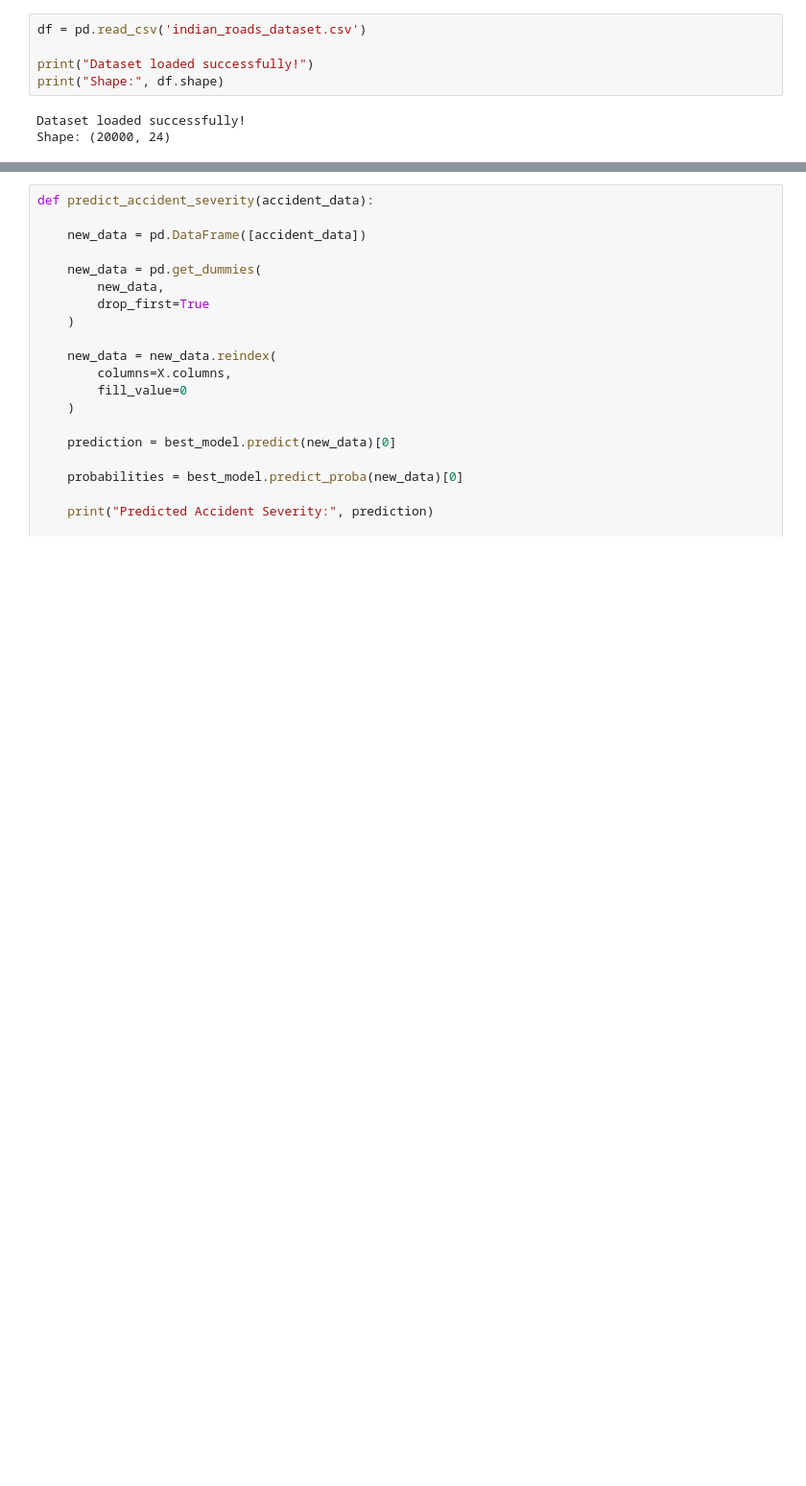
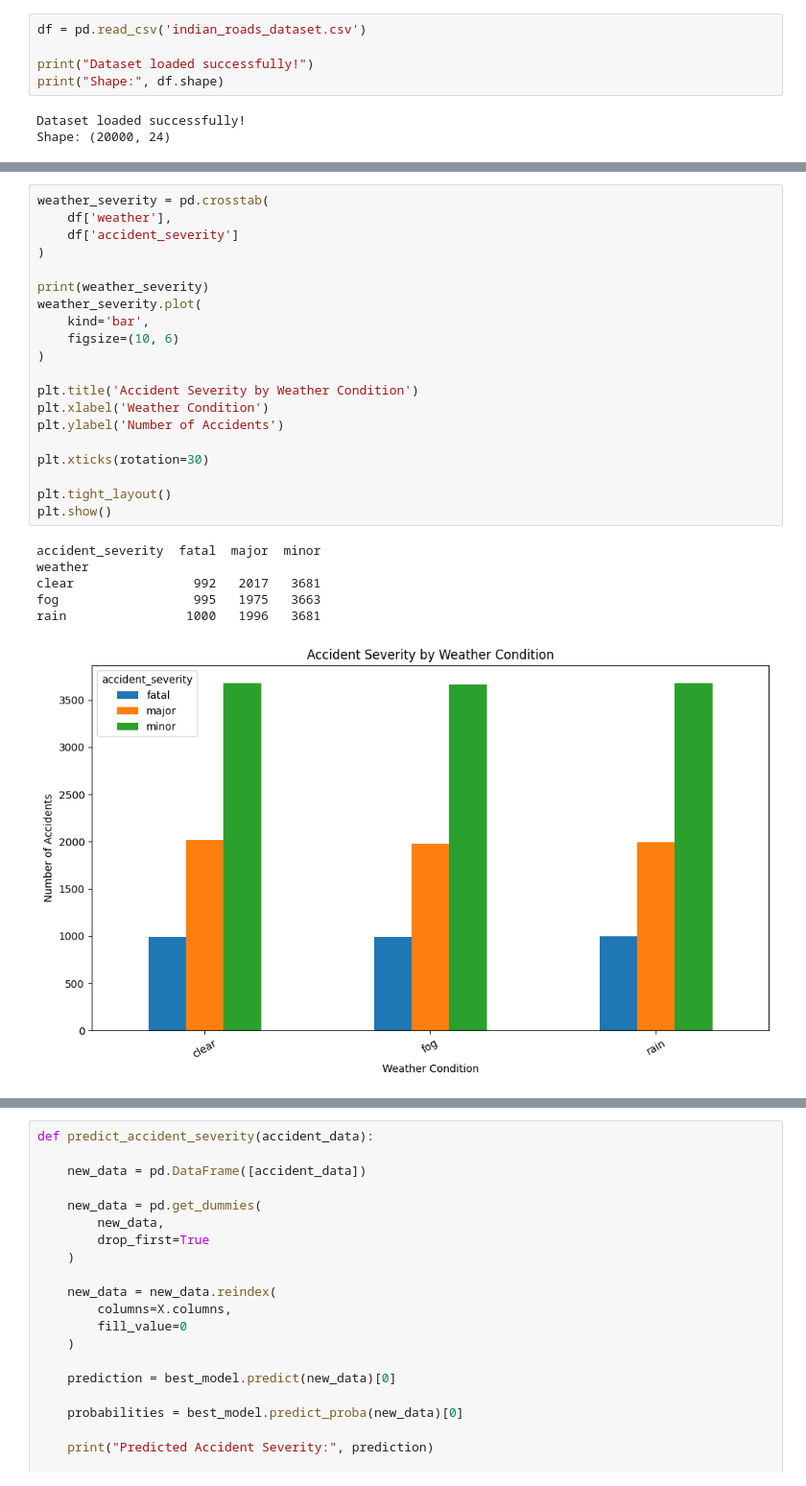
Before and after one commit to nehajacksonb24cs2143-ctrl/road-accident-severity-prediction, a Jupyter notebook: accident_analysis.ipynb, the cells around one changed output, grey strips where cells are left out. Shown at 96% size. Saved outputs shown, nothing was run; the diff lists cells and outputs as text; blank space fills up the shorter version.

```diff
--- a/accident_analysis.ipynb
+++ b/accident_analysis.ipynb
@@ -384,0 +332,27 @@ Shape after removing unnecessary columns: (20000, 19)
+# %%
+weather_severity = pd.crosstab(
+    df['weather'],
+    df['accident_severity']
+)
+
+print(weather_severity)
+weather_severity.plot(
+    kind='bar',
+    figsize=(10, 6)
+)
+
+plt.title('Accident Severity by Weather Condition')
+plt.xlabel('Weather Condition')
+plt.ylabel('Number of Accidents')
+
+plt.xticks(rotation=30)
+
+plt.tight_layout()
+plt.show()
+# %% [output]
+accident_severity  fatal  major  minor
+weather
+clear                992   2017   3681
+fog                  995   1975   3663
+rain                1000   1996   3681
+[figure, added]
```
Also changed, not shown: parts of 102 cells of this notebook.
